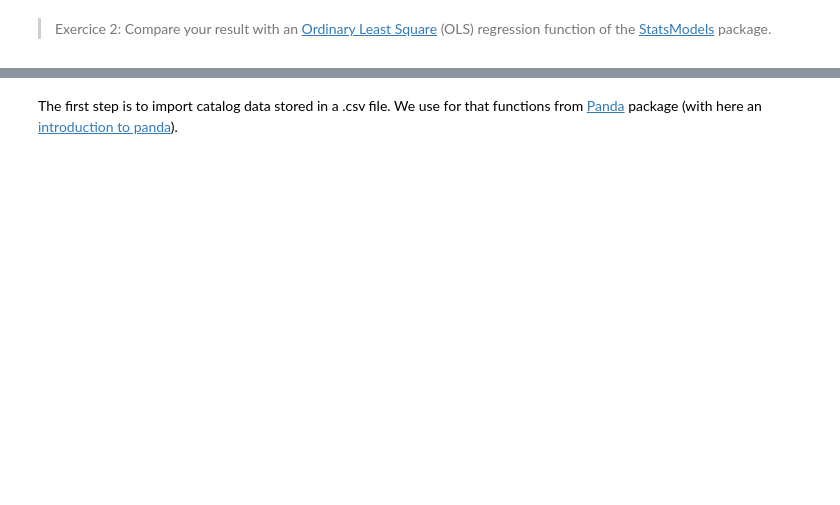
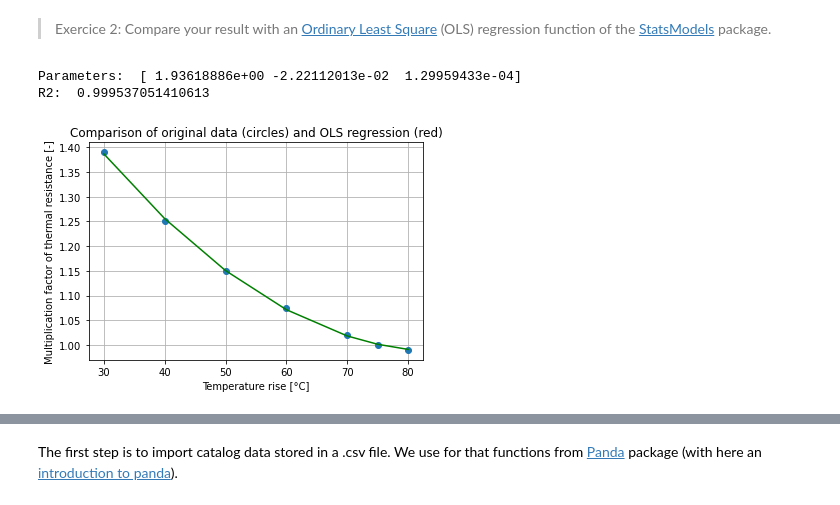
Before and after one commit to SizingLab/sizing_course, a Jupyter notebook: laboratories/Lab-watt_project/05_HeatsinkLinearRegression-Student.ipynb, the cells around one changed output, grey strips where cells are left out. Cells and saved outputs as stored; diff of their text form; code cells hidden in the pictures; blank space fills up the shorter version.

Commit message:
update notebooks with workarround
workarround scipy.signal.signaltools

```diff
--- a/laboratories/Lab-watt_project/05_HeatsinkLinearRegression-Student.ipynb
+++ b/laboratories/Lab-watt_project/05_HeatsinkLinearRegression-Student.ipynb
@@ -97,25 +102,42 @@ plt.show()
 # %%
 # Determination of the least squares estimator with the OLS function
 # of the SatsModels package
+
+import  scipy.signal.signaltools
+
+def _centered(arr, newsize):
+    # Return the center newsize portion of the array.
+    newsize = np.asarray(newsize)
+    currsize = np.array(arr.shape)
+    startind = (currsize - newsize) // 2
+    endind = startind + newsize
+    myslice = [slice(startind[k], endind[k]) for k in range(len(endind))]
+    return arr[tuple(myslice)]
+
+scipy.signal.signaltools._centered = _centered
 
 import statsmodels.api as sm
 
 model = sm.OLS(Y, X)
 results = model.fit()
 
 print('Parameters: ', results.params)
 print('R2: ', results.rsquared)
 
 # Y vector prediction
 y_OLS=results.predict(X)
 
 # plot the data
 plt.plot(x,y, 'o',x,y_OLS, '-g')
 plt.xlabel('Temperature rise [°C]')
 plt.ylabel('Multiplication factor of thermal resistance [-]')
 plt.title('Comparison of original data (circles) and OLS regression (red)')
 plt.grid()
 plt.show()
+# %% [output]
+Parameters:  [ 1.93618886e+00 -2.22112013e-02  1.29959433e-04]
+R2:  0.999537051410613
+[figure, added]
 # %% [markdown]
 ### Identification of the most important dimensions
 
```
Also changed, not shown: parts of 6 cells of this notebook.
